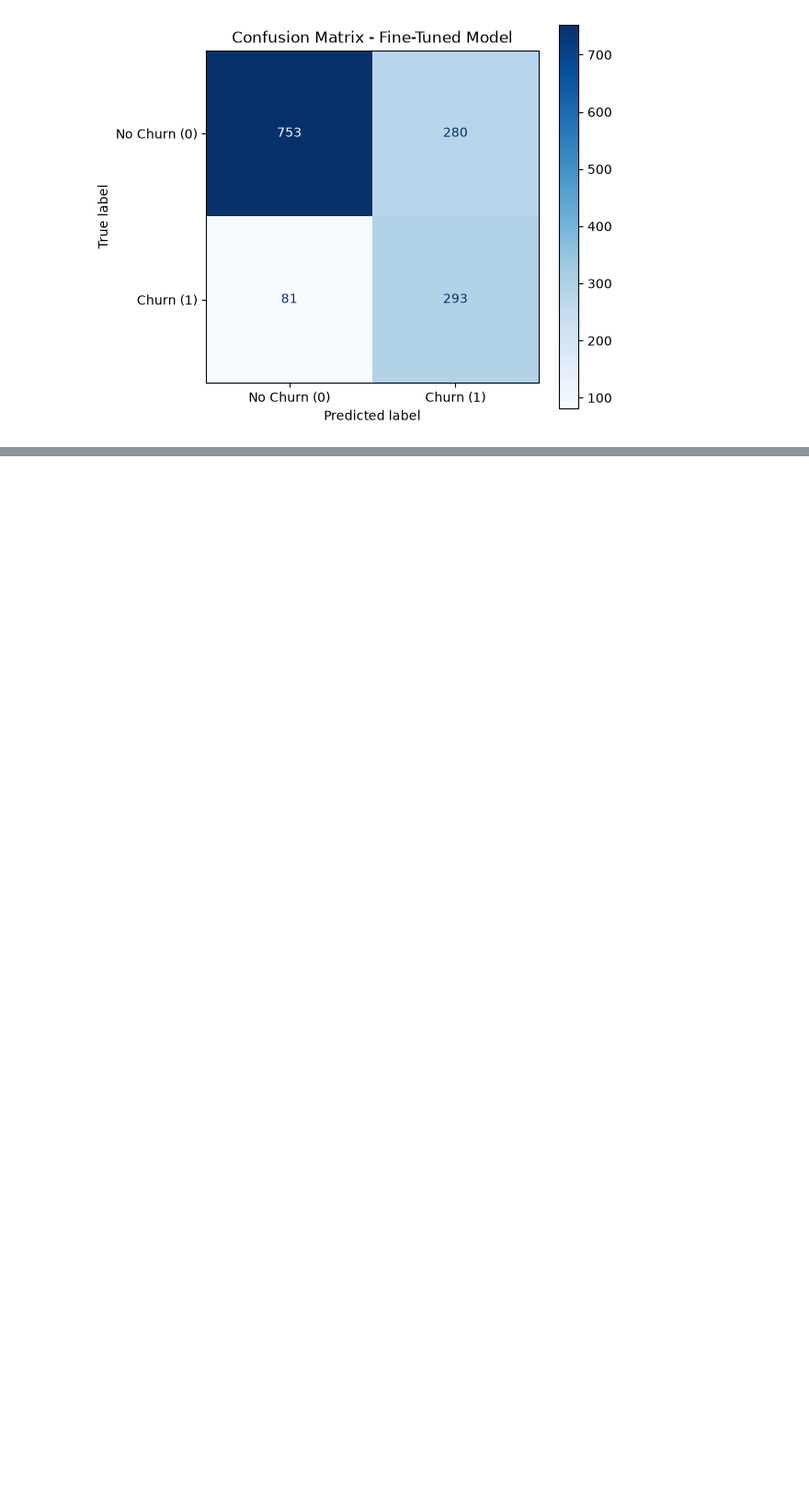
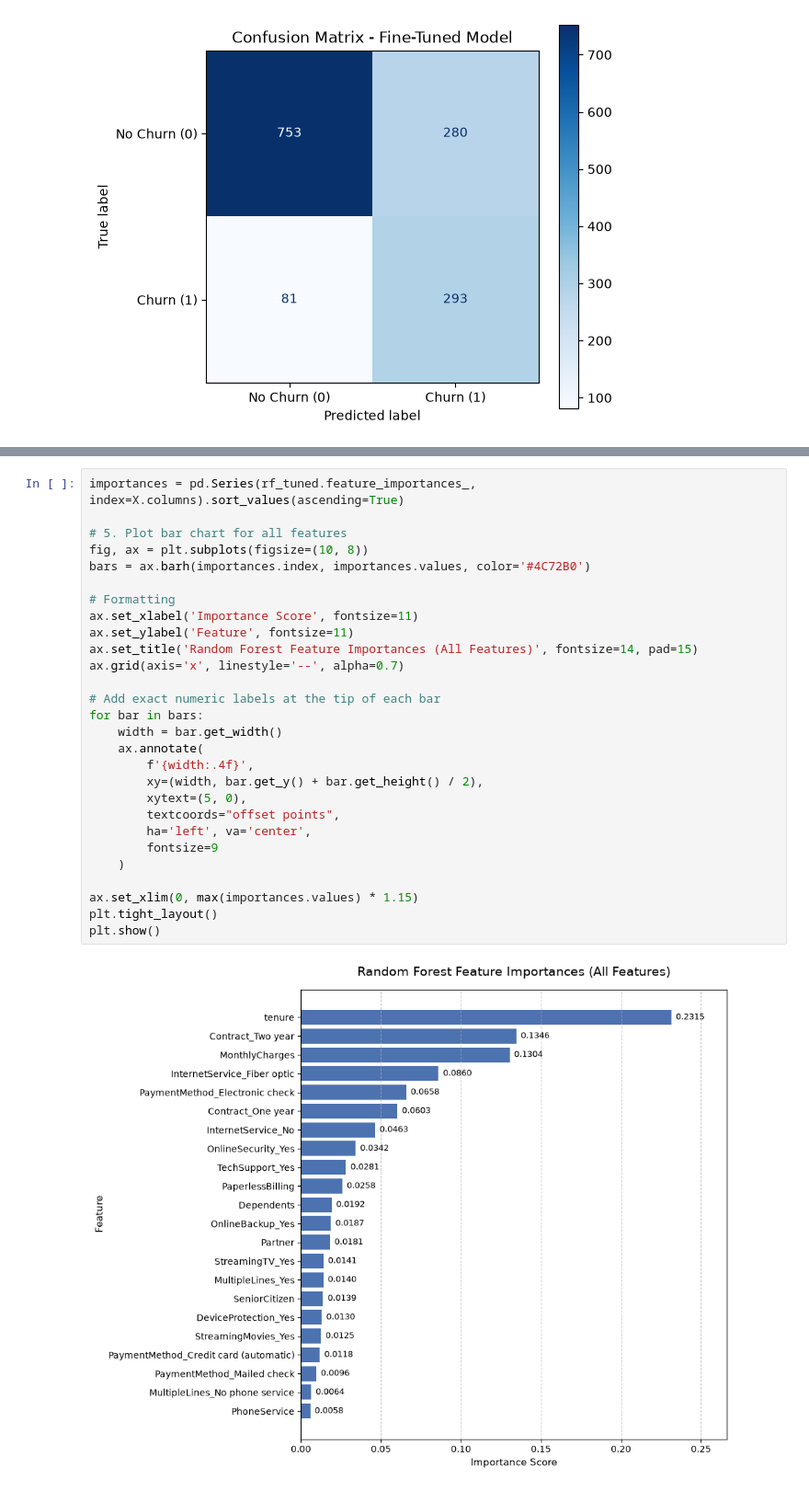
Before and after one commit to Joyy-cloud/TelecomChurning, a Jupyter notebook: 04_predictive_modelling.ipynb, the cells around one changed output, grey strips where cells are left out. Shown at 92% size. Saved outputs shown, nothing was run; the diff lists cells and outputs as text; blank space fills up the shorter version.

```diff
--- a/04_predictive_modelling.ipynb
+++ b/04_predictive_modelling.ipynb
@@ -854,0 +873,30 @@ plt.show()
+# %%
+importances = pd.Series(rf_tuned.feature_importances_, index=X.columns).sort_values(ascending=True)
+
+# 5. Plot bar chart for all features
+fig, ax = plt.subplots(figsize=(10, 8))
+bars = ax.barh(importances.index, importances.values, color='#4C72B0')
+
+# Formatting
+ax.set_xlabel('Importance Score', fontsize=11)
+ax.set_ylabel('Feature', fontsize=11)
+ax.set_title('Random Forest Feature Importances (All Features)', fontsize=14, pad=15)
+ax.grid(axis='x', linestyle='--', alpha=0.7)
+
+# Add exact numeric labels at the tip of each bar
+for bar in bars:
+    width = bar.get_width()
+    ax.annotate(
+        f'{width:.4f}',
+        xy=(width, bar.get_y() + bar.get_height() / 2),
+        xytext=(5, 0),
+        textcoords="offset points",
+        ha='left', va='center',
+        fontsize=9
+    )
+
+ax.set_xlim(0, max(importances.values) * 1.15)
+plt.tight_layout()
+plt.show()
+# %% [output]
+[figure, added]
```
Also changed, not shown: parts of 8 cells of this notebook, 4 other files.
